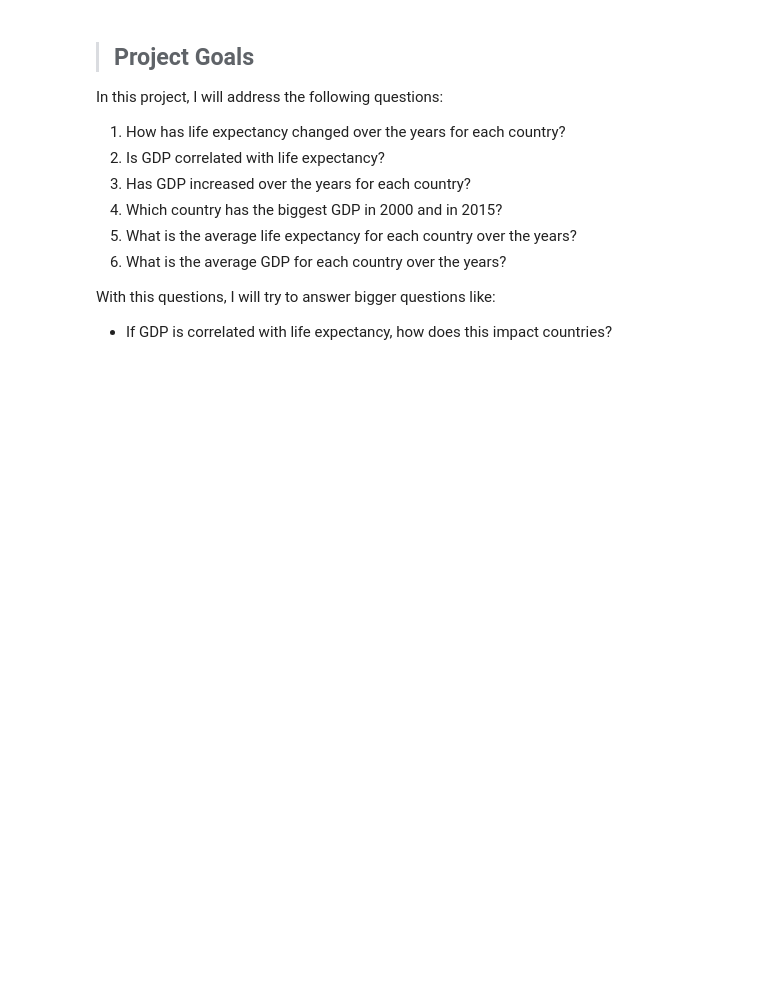
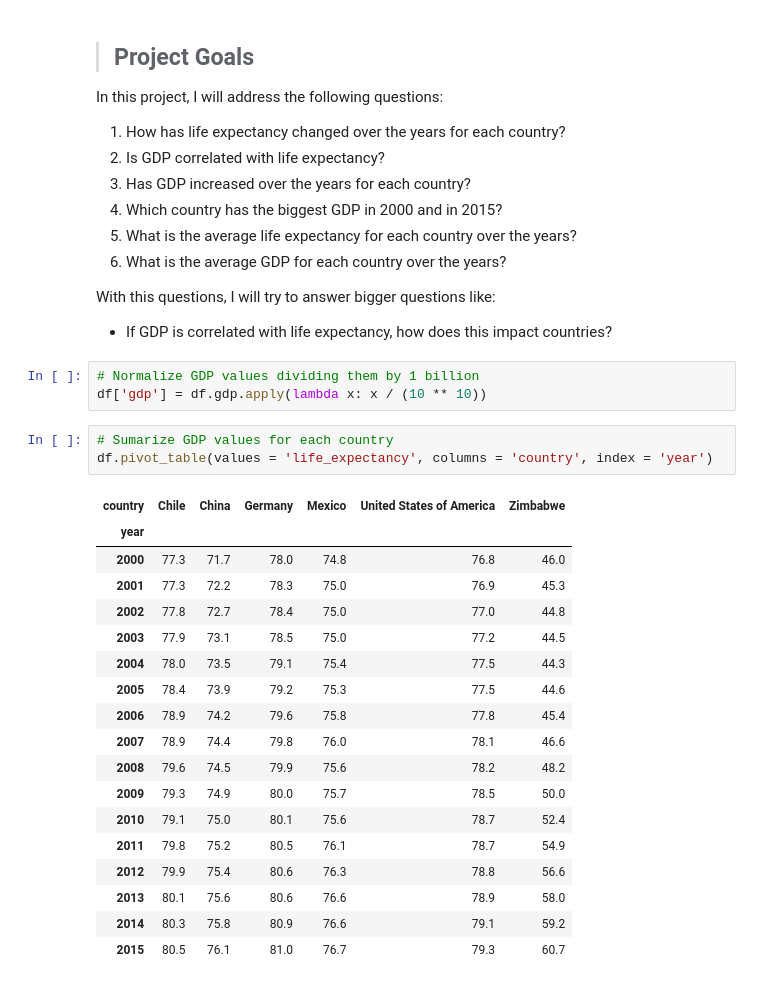
Before and after one commit to aboytech/Life_Expectancy_and_GDP_Starter, a Jupyter notebook: Life-Expectancy-and-GDP-Starter/life_expectancy_gdp.ipynb, the cells around one changed output. Saved outputs shown, nothing was run; the diff lists cells and outputs as text; blank space fills up the shorter version.

```diff
--- a/Life-Expectancy-and-GDP-Starter/life_expectancy_gdp.ipynb
+++ b/Life-Expectancy-and-GDP-Starter/life_expectancy_gdp.ipynb
@@ -89,3 +89,28 @@ In this project, I will address the following questions:
 With this questions, I will try to answer bigger questions like:
 
 * If GDP is correlated with life expectancy, how does this impact countries?
+# %%
+# Normalize GDP values dividing them by 1 billion
+df['gdp'] = df.gdp.apply(lambda x: x / (10 ** 10))
+# %%
+# Sumarize GDP values for each country
+df.pivot_table(values = 'life_expectancy', columns = 'country', index = 'year')
+# %% [output]
+| country | Chile | China | Germany | Mexico | United States of America | Zimbabwe |
+| year |  |  |  |  |  |  |
+| 2000 | 77.3 | 71.7 | 78.0 | 74.8 | 76.8 | 46.0 |
+| 2001 | 77.3 | 72.2 | 78.3 | 75.0 | 76.9 | 45.3 |
+| 2002 | 77.8 | 72.7 | 78.4 | 75.0 | 77.0 | 44.8 |
+| 2003 | 77.9 | 73.1 | 78.5 | 75.0 | 77.2 | 44.5 |
+| 2004 | 78.0 | 73.5 | 79.1 | 75.4 | 77.5 | 44.3 |
+| 2005 | 78.4 | 73.9 | 79.2 | 75.3 | 77.5 | 44.6 |
+| 2006 | 78.9 | 74.2 | 79.6 | 75.8 | 77.8 | 45.4 |
+| 2007 | 78.9 | 74.4 | 79.8 | 76.0 | 78.1 | 46.6 |
+| 2008 | 79.6 | 74.5 | 79.9 | 75.6 | 78.2 | 48.2 |
+| 2009 | 79.3 | 74.9 | 80.0 | 75.7 | 78.5 | 50.0 |
+| 2010 | 79.1 | 75.0 | 80.1 | 75.6 | 78.7 | 52.4 |
+| 2011 | 79.8 | 75.2 | 80.5 | 76.1 | 78.7 | 54.9 |
+| 2012 | 79.9 | 75.4 | 80.6 | 76.3 | 78.8 | 56.6 |
+| 2013 | 80.1 | 75.6 | 80.6 | 76.6 | 78.9 | 58.0 |
+| 2014 | 80.3 | 75.8 | 80.9 | 76.6 | 79.1 | 59.2 |
+| 2015 | 80.5 | 76.1 | 81.0 | 76.7 | 79.3 | 60.7 |
```
Also changed, not shown: parts of 4 cells of this notebook.
